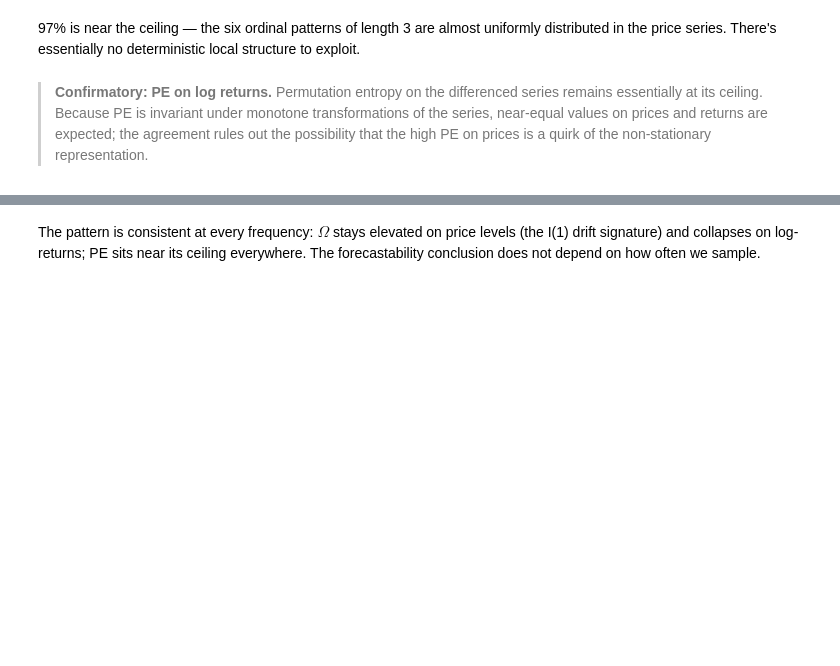
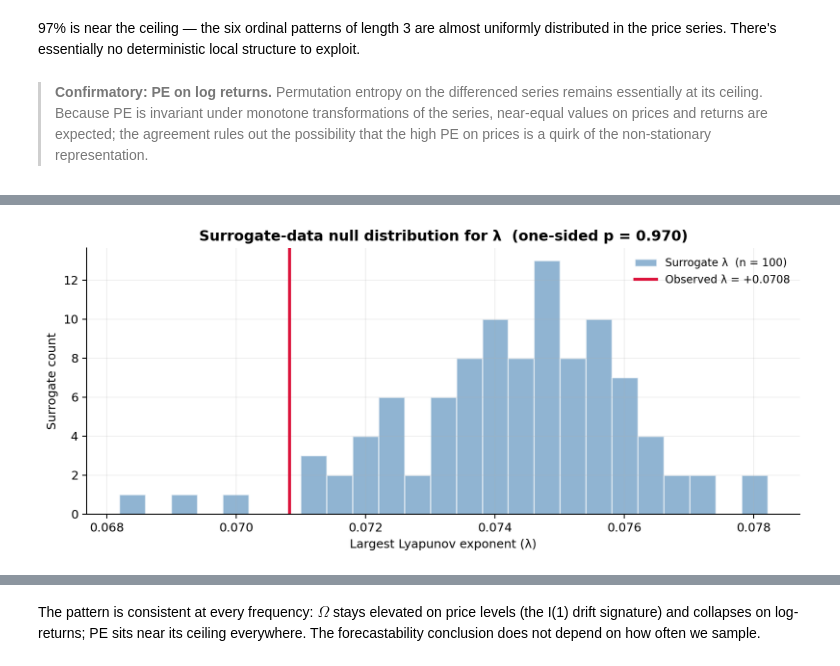
Before and after one commit to F5F0A0/coffee-futures-forecasting-model, a Jupyter notebook: notebooks/03_forecastability.ipynb, the cells around one changed output, grey strips where cells are left out. Cells and saved outputs as stored; diff of their text form; code cells hidden in the pictures; blank space fills up the shorter version.

```diff
--- a/notebooks/03_forecastability.ipynb
+++ b/notebooks/03_forecastability.ipynb
@@ -564,0 +677,68 @@ Largest Lyapunov exponent (prices, m=3, τ=1):  λ = +0.0708
+# %%
+N_SURROGATES = 100
+rng_lyap = np.random.default_rng(42)
+
+# Shuffle log-returns and reconstruct prices via cumsum + exp.
+log_ret_for_surr = np.diff(np.log(prices))
+P0 = float(prices[0])
+
+print(f"Computing λ on {N_SURROGATES} shuffled-return surrogates...")
+lam_surrogates = np.zeros(N_SURROGATES)
+for i in range(N_SURROGATES):
+    shuffled = log_ret_for_surr.copy()
+    rng_lyap.shuffle(shuffled)
+    surr_prices = P0 * np.exp(np.concatenate([[0.0], np.cumsum(shuffled)]))
+    lam_surrogates[i] = largest_lyapunov(surr_prices, m=3, tau=1)
+    if (i + 1) % 25 == 0:
+        print(f"  ... {i + 1}/{N_SURROGATES} surrogates done")
+
+p_surrogate = float((lam_surrogates >= lam).mean())
+
+print(f"\nObserved λ (coffee prices):     {lam:+.4f}")
+print(
+    f"Surrogate λ (mean ± std):       "
+    f"{lam_surrogates.mean():+.4f} ± {lam_surrogates.std():.4f}"
+)
+print(
+    f"Surrogate λ range:              "
+    f"[{lam_surrogates.min():+.4f}, {lam_surrogates.max():+.4f}]"
+)
+print(f"\nOne-sided p-value  P(λ_surr ≥ λ_obs | H0):  {p_surrogate:.3f}")
+verdict = (
+    "REJECT H0: observed λ is in upper tail; some deterministic structure"
+    if p_surrogate < 0.05
+    else "FAIL TO REJECT H0: observed λ is consistent with shuffled-return null"
+)
+print(f"  → {verdict}")
+
+# Histogram of surrogate λ with observed value marked.
+fig, ax = plt.subplots(figsize=(9, 4), dpi=180)
+ax.hist(
+    lam_surrogates,
+    bins=25,
+    color="steelblue",
+    alpha=0.6,
+    edgecolor="white",
+    label=f"Surrogate λ  (n = {N_SURROGATES})",
+)
+ax.axvline(
+    lam,
+    color="crimson",
+    lw=2.5,
+    label=f"Observed λ = {lam:+.4f}",
+)
+ax.set_title(
+    f"Surrogate-data null distribution for λ  (one-sided p = {p_surrogate:.3f})",
+    fontsize=12,
+    weight="semibold",
+)
+ax.set_xlabel("Largest Lyapunov exponent (λ)")
+ax.set_ylabel("Surrogate count")
+ax.legend(frameon=False, fontsize=9)
+ax.grid(alpha=0.2)
+ax.spines["top"].set_visible(False)
+ax.spines["right"].set_visible(False)
+fig.tight_layout()
+fig.savefig(FIG_DIR / "lyapunov_surrogate_null.png", dpi=300, bbox_inches="tight")
+plt.show()
+# %% [output]
@@ -564,0 +757 @@ Largest Lyapunov exponent (prices, m=3, τ=1):  λ = +0.0708
+[figure, added]
```
Also changed, not shown: parts of 37 cells of this notebook, 36 other files.
